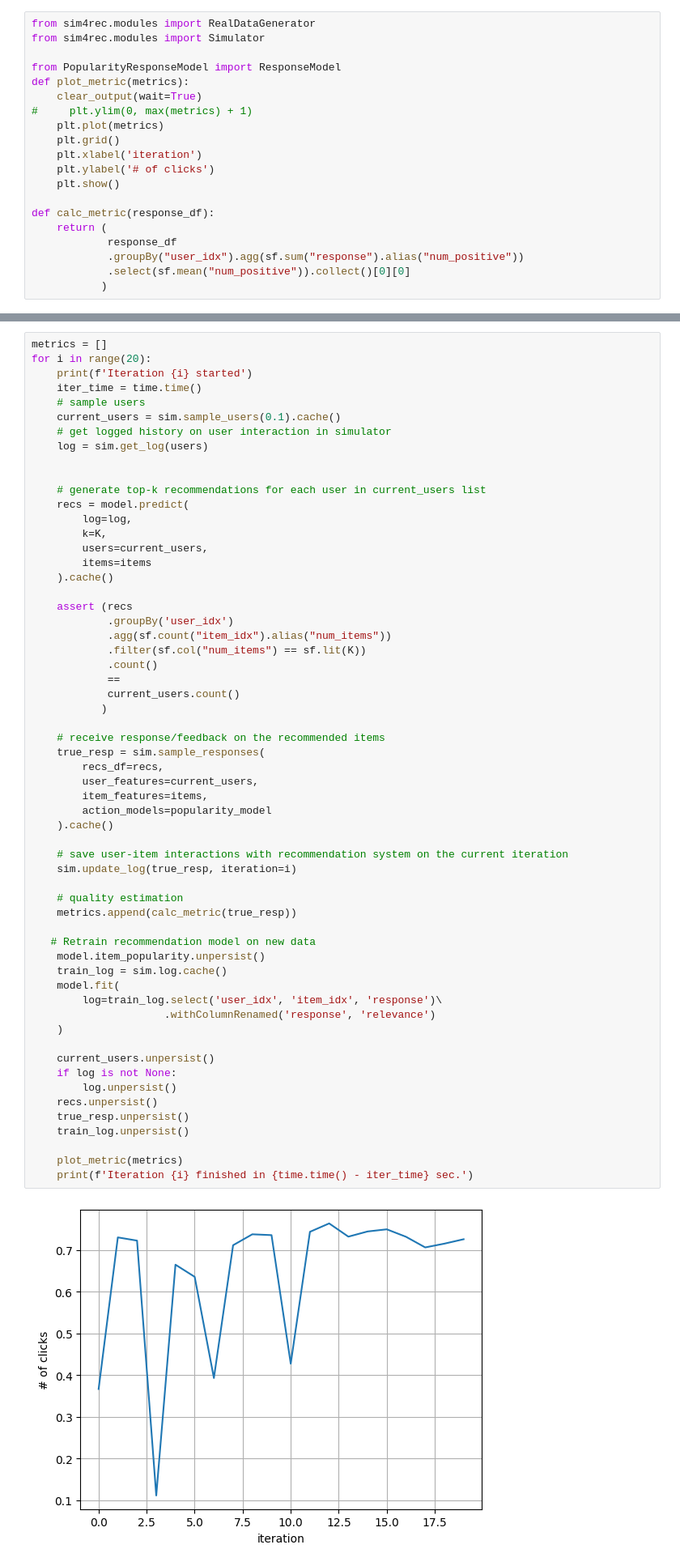
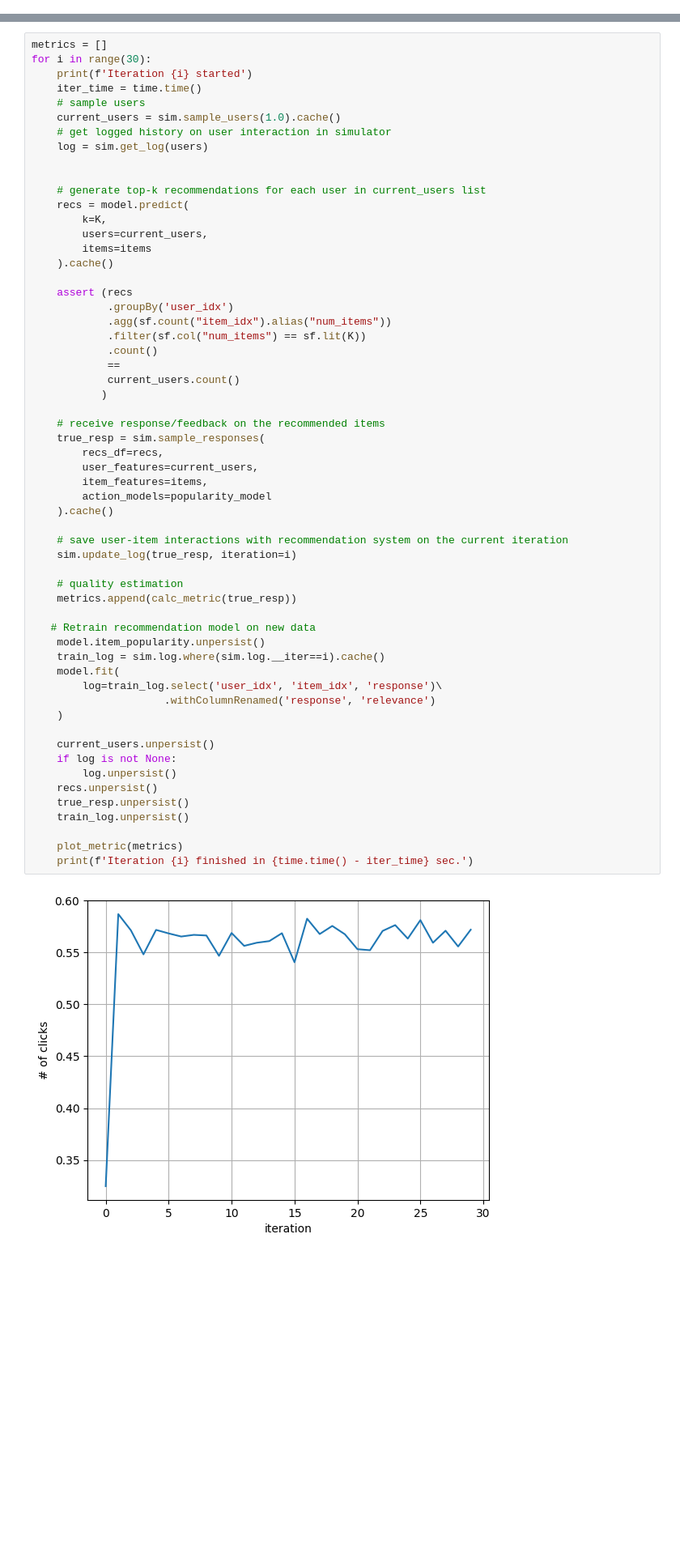
Before and after one commit to sb-ai-lab/Sim4Rec, a Jupyter notebook: notebooks/PopBasedThompsonSampling.ipynb, the cells around one changed output, grey strips where cells are left out. Shown: that part at 81% size. Saved outputs shown, nothing was run; the diff lists cells and outputs as text; blank space fills up the shorter version.

```diff
--- a/notebooks/PopBasedThompsonSampling.ipynb
+++ b/notebooks/PopBasedThompsonSampling.ipynb
@@ -69,23 +67,3 @@ from replay.utils import get_top_k
 # let's make a path for spark files and checkpoints of the simulator.
 SPARK_LOCAL_DIR = './tmp/task_1'
 CHECKPOINT_DIR = './tmp/task_1_checkpoints'
-# %%
-from sim4rec.modules import RealDataGenerator
-from sim4rec.modules import Simulator
-
-from PopularityResponseModel import ResponseModel
-def plot_metric(metrics):
-    clear_output(wait=True)
-#     plt.ylim(0, max(metrics) + 1)
-    plt.plot(metrics)
-    plt.grid()
-    plt.xlabel('iteration')
-    plt.ylabel('# of clicks')
-    plt.show()
-
-def calc_metric(response_df):
-    return (
-            response_df
-            .groupBy("user_idx").agg(sf.sum("response").alias("num_positive"))
-            .select(sf.mean("num_positive")).collect()[0][0]
-           )
@@ -316,17 +296,16 @@ import matplotlib.pyplot as plt
 # %%
 metrics = []
-for i in range(20):
+for i in range(30):
     print(f'Iteration {i} started')
     iter_time = time.time()
     # sample users
-    current_users = sim.sample_users(0.1).cache()
+    current_users = sim.sample_users(1.0).cache()
     # get logged history on user interaction in simulator
     log = sim.get_log(users)
 
 
     # generate top-k recommendations for each user in current_users list
     recs = model.predict(
-        log=log,
         k=K,
         users=current_users,
         items=items
@@ -345,32 +324,32 @@ for i in range(20):
     true_resp = sim.sample_responses(
         recs_df=recs,
         user_features=current_users,
         item_features=items,
         action_models=popularity_model
     ).cache()
 
     # save user-item interactions with recommendation system on the current iteration
     sim.update_log(true_resp, iteration=i)
 
     # quality estimation
     metrics.append(calc_metric(true_resp))
 
    # Retrain recommendation model on new data
     model.item_popularity.unpersist()
-    train_log = sim.log.cache()
+    train_log = sim.log.where(sim.log.__iter==i).cache()
     model.fit(
         log=train_log.select('user_idx', 'item_idx', 'response')\
                      .withColumnRenamed('response', 'relevance')
     )
 
     current_users.unpersist()
     if log is not None:
         log.unpersist()
     recs.unpersist()
     true_resp.unpersist()
     train_log.unpersist()
 
     plot_metric(metrics)
     print(f'Iteration {i} finished in {time.time() - iter_time} sec.')
 # %% [output]
-[figure, old version]
+[figure, new version]
```
Also changed, not shown: parts of 18 cells of this notebook.
